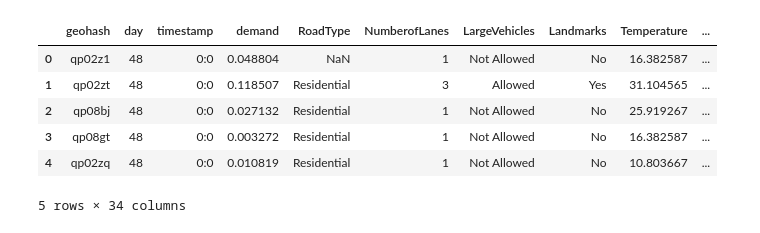
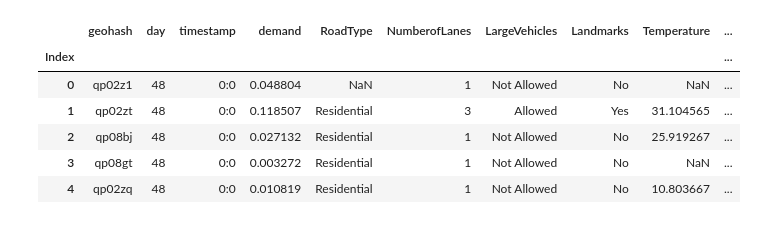
Before and after one commit to Krishal-p23/gridlock_hackathon2.0, a Jupyter notebook: master.ipynb, the cells around one changed output. Saved outputs shown, nothing was run; the diff lists cells and outputs as text; code cells hidden in the pictures.

```diff
--- a/master.ipynb
+++ b/master.ipynb
@@ -8,11 +12,11 @@ import lightgbm as lgb
 # %%
-df = pd.read_csv('dataset/feature_engineered_train.csv')
+df = pd.read_csv("dataset/train.csv", index_col='Index')
 df.head()
 # %% [output]
 |  | geohash | day | timestamp | demand | RoadType | NumberofLanes | LargeVehicles | Landmarks | Temperature | ... |
-| 0 | qp02z1 | 48 | 0:0 | 0.048804 | NaN | 1 | Not Allowed | No | 16.382587 | ... |
+| Index |  |  |  |  |  |  |  |  |  | ... |
+| 0 | qp02z1 | 48 | 0:0 | 0.048804 | NaN | 1 | Not Allowed | No | NaN | ... |
 | 1 | qp02zt | 48 | 0:0 | 0.118507 | Residential | 3 | Allowed | Yes | 31.104565 | ... |
 | 2 | qp08bj | 48 | 0:0 | 0.027132 | Residential | 1 | Not Allowed | No | 25.919267 | ... |
-| 3 | qp08gt | 48 | 0:0 | 0.003272 | Residential | 1 | Not Allowed | No | 16.382587 | ... |
+| 3 | qp08gt | 48 | 0:0 | 0.003272 | Residential | 1 | Not Allowed | No | NaN | ... |
 | 4 | qp02zq | 48 | 0:0 | 0.010819 | Residential | 1 | Not Allowed | No | 10.803667 | ... |
-5 rows × 34 columns
```
Also changed, not shown: parts of 31 cells of this notebook.
